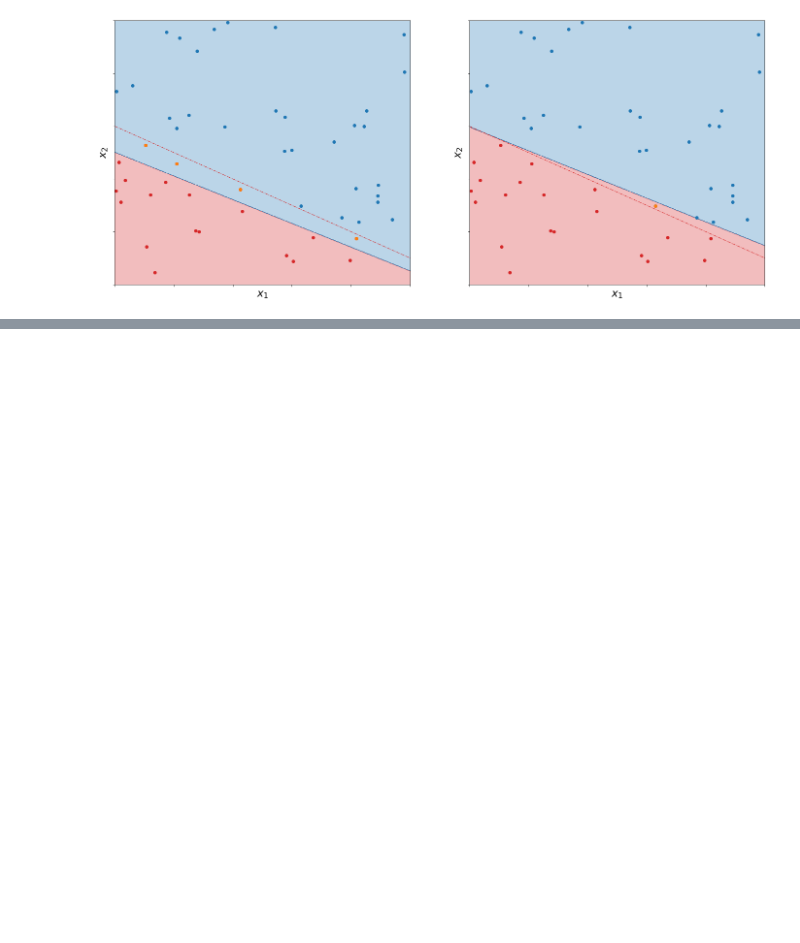
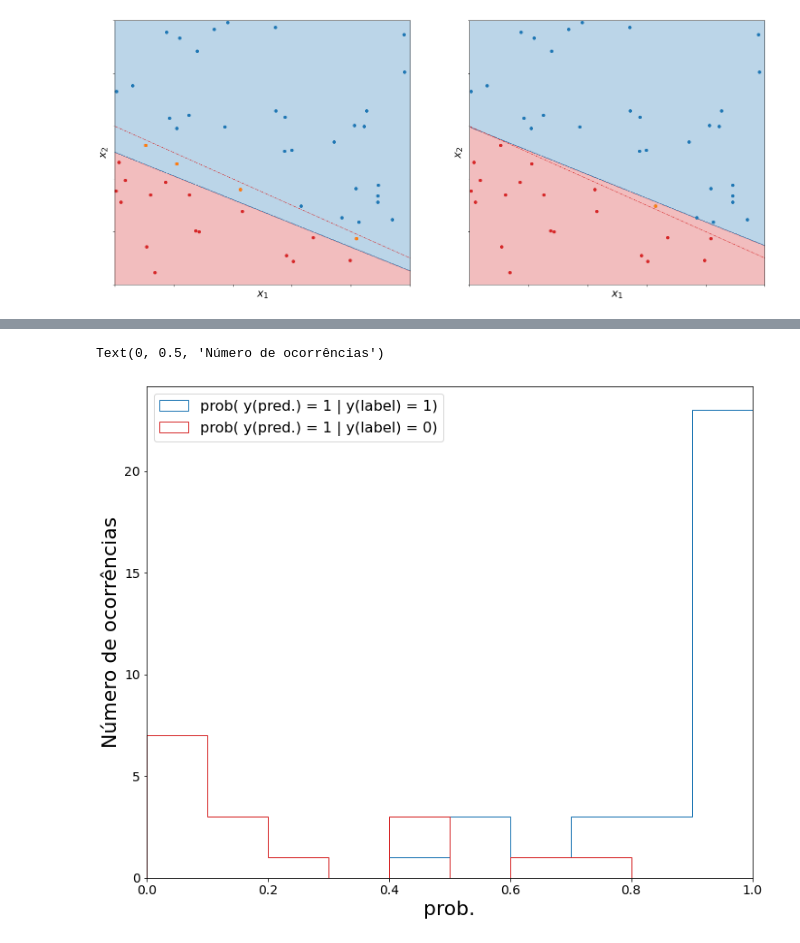
Before and after one commit to clemencia/ML4Physics, a Jupyter notebook: 03_Classificação_Regressão_Logística.ipynb, the cells around one changed output, grey strips where cells are left out. Saved outputs shown, nothing was run; the diff lists cells and outputs as text; code cells hidden in the pictures; blank space fills up the shorter version.

```diff
--- a/03_Classificação_Regressão_Logística.ipynb
+++ b/03_Classificação_Regressão_Logística.ipynb
@@ -249,0 +306,20 @@ Accuracy = 0.98
+# %%
+log_reg_noise = linear_model.LogisticRegression()
+log_reg_noise.fit( df_train_noise[ [ "x1", "x2" ] ], df_train_noise[ "y_label" ] )
+
+y_predict_proba_train_noise = log_reg_noise.predict_proba( df_train_noise[ [ "x1", "x2" ] ] )
+df_train_noise[ "y_predict_proba" ] = y_predict_proba_train_noise[ :, 1] # Prob. y = 1
+
+msk_sig = ( df_train_noise[ "y_label" ] == +1 )
+msk_bkg = ( df_train_noise[ "y_label" ] ==  0 )
+
+fig = plt.figure( figsize=(12,10) )
+plt.hist( y_predict_proba_train_noise[ msk_sig ][ :, 1 ], histtype='step', color="tab:blue" , label="prob( y(pred.) = 1 | y(label) = 1)", bins=10, range=(0.,1.) )
+plt.hist( y_predict_proba_train_noise[ msk_bkg ][ :, 1 ], histtype='step', color="tab:red" , label="prob( y(pred.) = 1 | y(label) = 0)", bins=10, range=(0.,1.) )
+plt.legend( loc='upper left' )
+plt.xlim( 0., 1. )
+plt.xlabel( "prob." )
+plt.ylabel( "Número de ocorrências" )
+# %% [output]
+Text(0, 0.5, 'Número de ocorrências')
+[figure, added]
```
Also changed, not shown: parts of 8 cells of this notebook.
